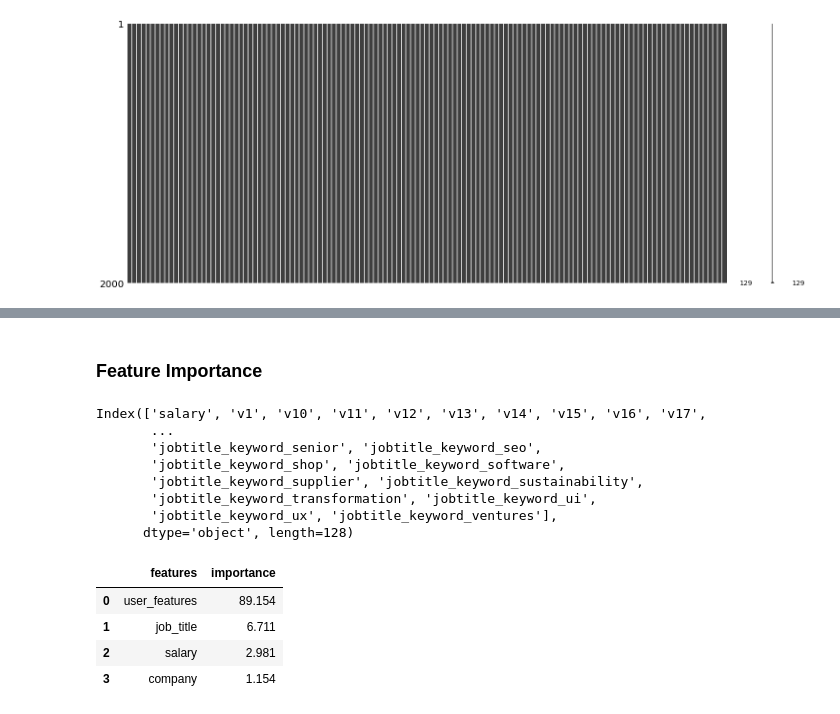
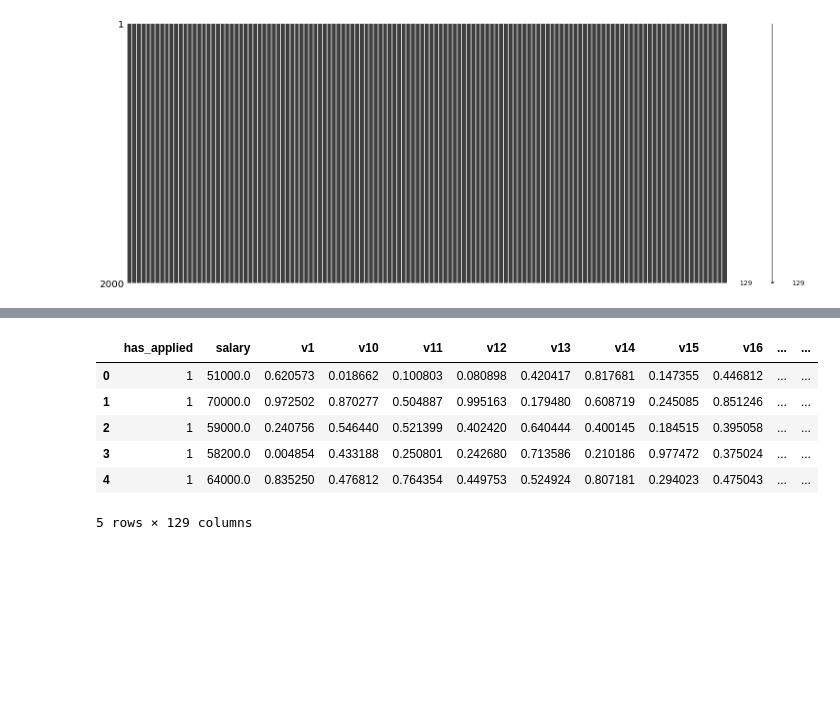
Before and after one commit to sayonkumarsaha/predict_job_application, a Jupyter notebook: data_exploring.ipynb, the cells around one changed output, grey strips where cells are left out. Saved outputs shown, nothing was run; the diff lists cells and outputs as text; code cells hidden in the pictures; blank space fills up the shorter version.

Commit message:
separating data exploration and training

```diff
--- a/predict_job_app_notebook.ipynb
+++ b/data_exploring.ipynb
@@ -507,13 +287,0 @@ ax = model_score_df.plot.bar()
-# %% [markdown]
-### Feature Importance
-# %%
-train_features.columns
-# %% [output]
-Index(['salary', 'v1', 'v10', 'v11', 'v12', 'v13', 'v14', 'v15', 'v16', 'v17',
-       ...
-       'jobtitle_keyword_senior', 'jobtitle_keyword_seo',
-       'jobtitle_keyword_shop', 'jobtitle_keyword_software',
-       'jobtitle_keyword_supplier', 'jobtitle_keyword_sustainability',
-       'jobtitle_keyword_transformation', 'jobtitle_keyword_ui',
-       'jobtitle_keyword_ux', 'jobtitle_keyword_ventures'],
-      dtype='object', length=128)
@@ -540,17 +288,10 @@ for i in range(len(importances)):
-# %%
-feature_importance = sorted(feature_imp.items())
-feature_importance.sort(key = lambda x: x[1], reverse = True)
-x, y = zip(* feature_importance)
-
-feature_importance_df = pd.DataFrame({'features': x, 'importance': y})
-for i, row in feature_importance_df.iterrows():
-    rounded_value = round(feature_importance_df.at[i,'importance']*100,3)
-    feature_importance_df.at[i,'importance'] = rounded_value
-
-feature_importance_df.head()
-# %% [output]
-|  | features | importance |
-| 0 | user_features | 89.154 |
-| 1 | job_title | 6.711 |
-| 2 | salary | 2.981 |
-| 3 | company | 1.154 |
+# %%
+data.head()
+# %% [output]
+|  | has_applied | salary | v1 | v10 | v11 | v12 | v13 | v14 | v15 | v16 | ... | ... |
+| 0 | 1 | 51000.0 | 0.620573 | 0.018662 | 0.100803 | 0.080898 | 0.420417 | 0.817681 | 0.147355 | 0.446812 | ... | ... |
+| 1 | 1 | 70000.0 | 0.972502 | 0.870277 | 0.504887 | 0.995163 | 0.179480 | 0.608719 | 0.245085 | 0.851246 | ... | ... |
+| 2 | 1 | 59000.0 | 0.240756 | 0.546440 | 0.521399 | 0.402420 | 0.640444 | 0.400145 | 0.184515 | 0.395058 | ... | ... |
+| 3 | 1 | 58200.0 | 0.004854 | 0.433188 | 0.250801 | 0.242680 | 0.713586 | 0.210186 | 0.977472 | 0.375024 | ... | ... |
+| 4 | 1 | 64000.0 | 0.835250 | 0.476812 | 0.764354 | 0.449753 | 0.524924 | 0.807181 | 0.294023 | 0.475043 | ... | ... |
+5 rows × 129 columns
```
Also changed, not shown: parts of 30 cells of this notebook, 1 other file.
